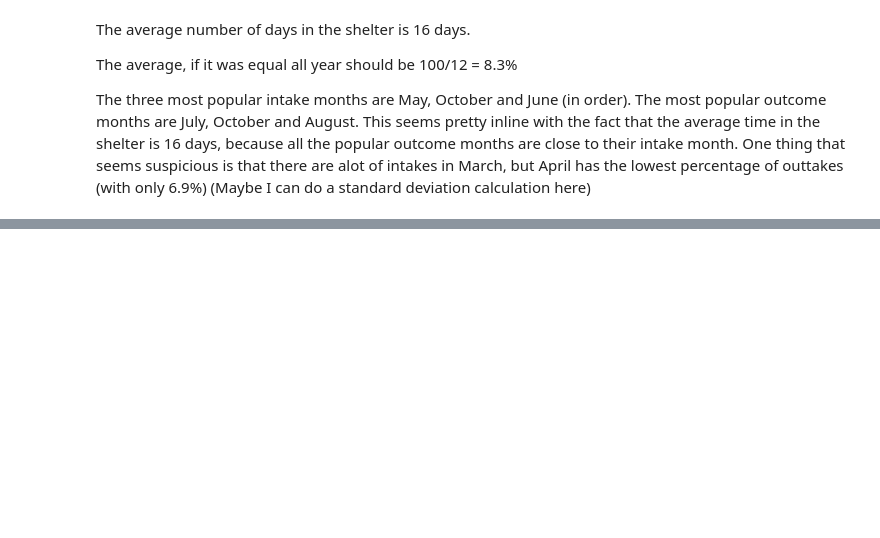
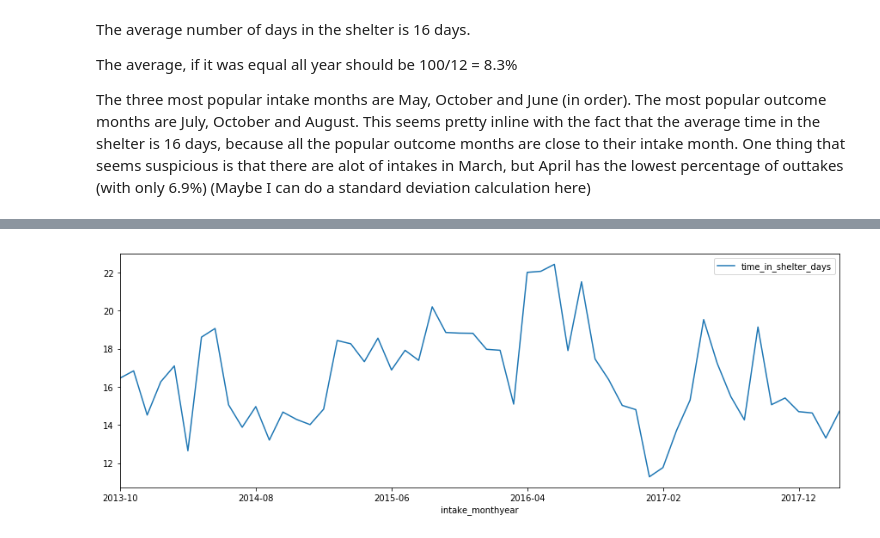
Before and after one commit to KevinW2020/MIS373, a Jupyter notebook: Final Project/Final Project Exploration - Maddie Pellman.ipynb, the cells around one changed output, grey strips where cells are left out. Saved outputs shown, nothing was run; the diff lists cells and outputs as text; code cells hidden in the pictures; blank space fills up the shorter version.

```diff
--- a/Final Project/Final Project Exploration - Maddie Pellman.ipynb
+++ b/Final Project/Final Project Exploration - Maddie Pellman.ipynb
@@ -283,0 +320,4 @@ outcome
+# %%
+time_in_shelter_overtime = df.groupby(['intake_monthyear'])[['time_in_shelter_days']].mean().plot(figsize=(15,5))
+# %% [output]
+[figure, added]
```
Also changed, not shown: parts of 28 cells of this notebook.
